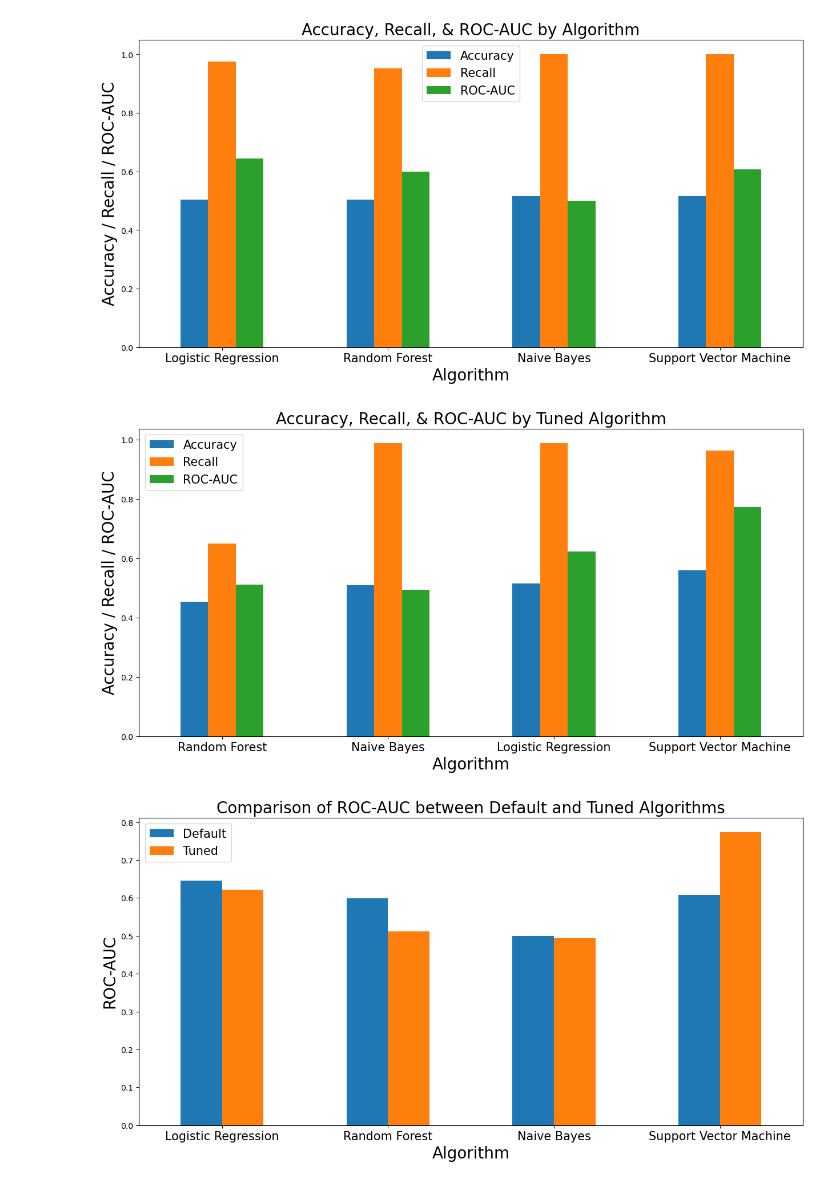
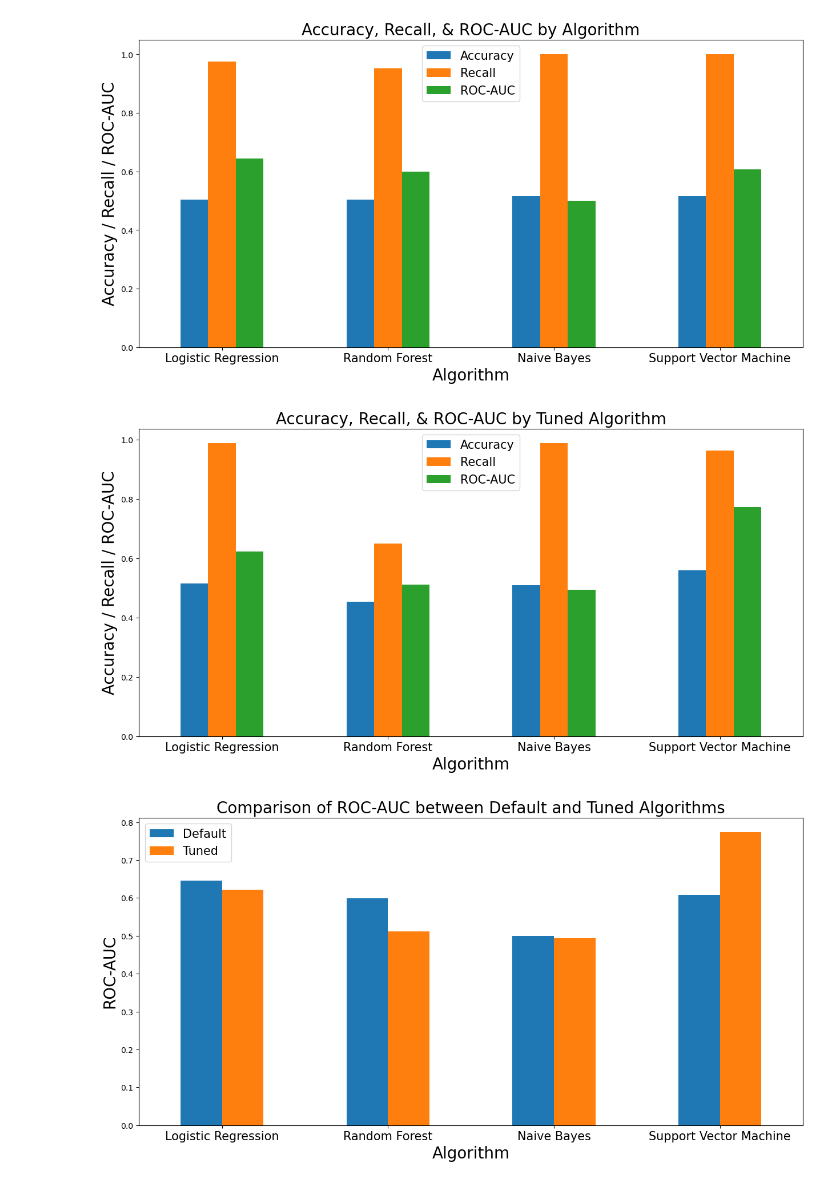
Before and after one commit to sas062/beng203_breast_cancer_recurrence_classifier, a Jupyter notebook: breast_cancer_classifier.ipynb, the cells around one changed output. Saved outputs shown, nothing was run; the diff lists cells and outputs as text; code cells hidden in the pictures.

```diff
--- a/breast_cancer_classifier.ipynb
+++ b/breast_cancer_classifier.ipynb
@@ -1469,35 +1469,35 @@ data = {
     "Random Forest": [
         RF_rand_accuracy,
         RF_rand_recall,
         RF_rand_roc_auc,
     ],
     "Naive Bayes": [
         NB_rand_accuracy,
         NB_rand_recall,
         NB_rand_roc_auc,
     ],
     "Support Vector Machine": [
         SVM_rand_accuracy,
         SVM_rand_recall,
         SVM_rand_roc_auc,
     ],
 
 }
 
-data_df = pd.DataFrame(data=data).T.reset_index().sort_values(by=[0], ascending=True)
+data_df = pd.DataFrame(data=data).T.reset_index()
 data_df.columns = ["Algorithm", "Accuracy", "Recall", "ROC-AUC"]
 
 # creating the bar plot
 data_df.plot(kind="bar", x="Algorithm", y=["Accuracy", "Recall", "ROC-AUC"], figsize=(15, 7), rot=0)
 plt.xlabel("Algorithm", fontsize=20)
 plt.ylabel("Accuracy / Recall / ROC-AUC", fontsize=20)
 plt.title("Accuracy, Recall, & ROC-AUC by Tuned Algorithm", fontsize=20)
 plt.xticks(fontsize=15)
 plt.legend(fontsize=15)
 
 plt.show()
 # %% [output]
-[figure, old version]
+[figure, new version]
 # %%
 data = {
     "Logistic Regression": [
```
Also changed, not shown: parts of 1 cell of this notebook.
